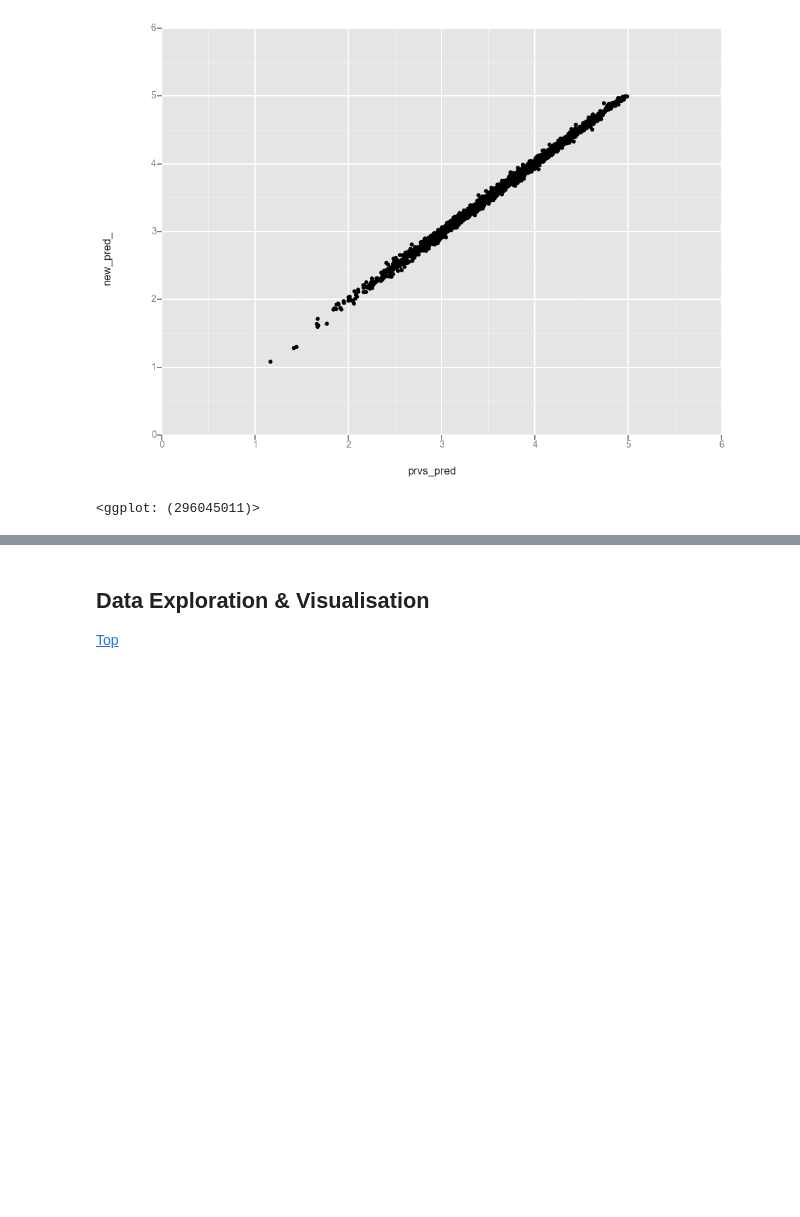
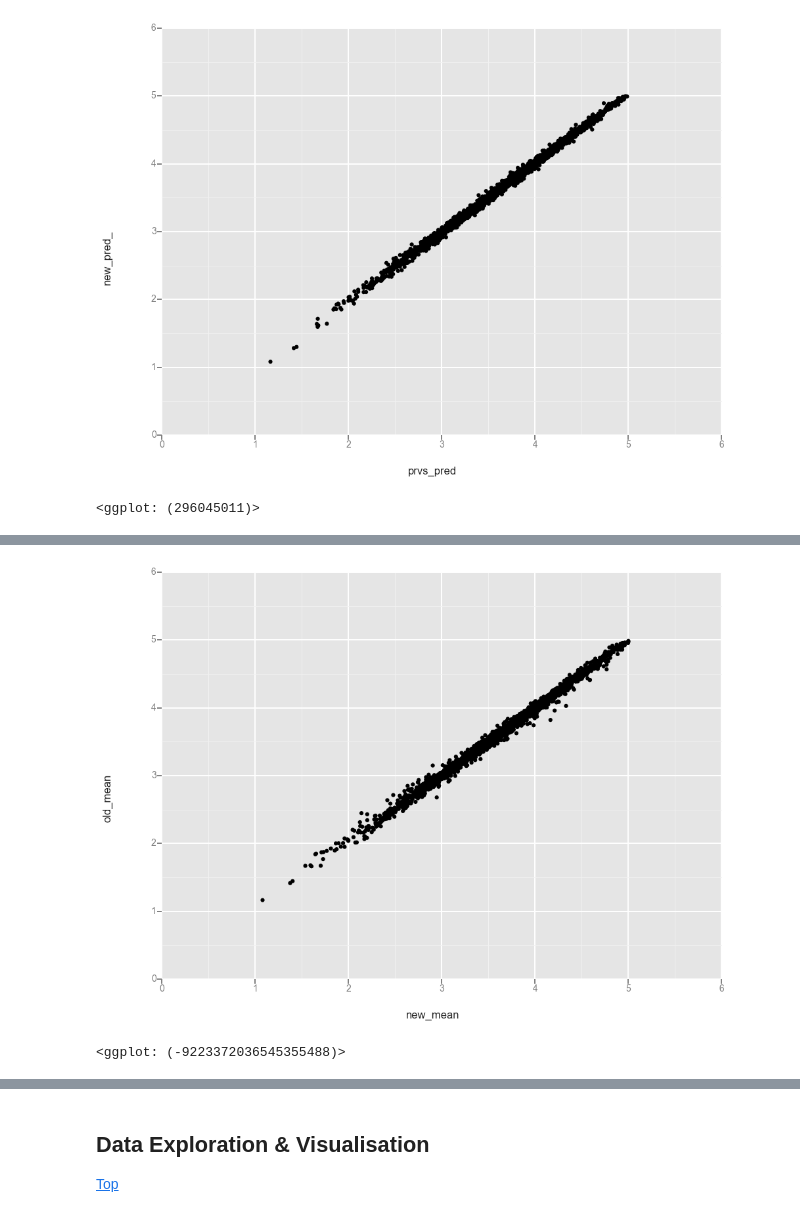
Before and after one commit to AvivNavon/Netflix-Prize, a Jupyter notebook: Netflix_Prize.ipynb, the cells around one changed output, grey strips where cells are left out. Drawn from its saved outputs; the diff is of its cells as text; code cells hidden in the pictures; blank space fills up the shorter version.

```diff
--- a/Netflix_Prize.ipynb
+++ b/Netflix_Prize.ipynb
@@ -1518,0 +1981,21 @@ results_8_6.to_csv("Predictions/Prediction_8_6.csv", index = False)
+# %%
+ridge_model_ = RidgeCV(alphas = ridge_alpha_grid, cv = 50)
+ridge_model_fit_ = ridge_model_.fit(X_train_na_fix_mf_full_scaled, y_train_full.values.ravel())
+
+ridge_test_pred_ = ridge_model_fit_.predict(X_test_na_fix_mf_full_scaled)
+
+ridge_test_pred_[ridge_test_pred_ > 5] = 5
+ridge_test_pred_[ridge_test_pred_ < 1] = 1
+# %%
+gbm_model_ = GradientBoostingRegressor(learning_rate = .025, n_estimators = 500, max_depth = 3)
+gbm_model_fit_ = gbm_model_.fit(X_train_na_fix_mf_full_scaled,
+                              y_train_full.values.ravel())
+
+gbm_test_pred_ = gbm_model_fit_.predict(X_test_na_fix_mf_full_scaled)
+
+gbm_test_pred_[gbm_test_pred_ > 5] = 5
+gbm_test_pred_[gbm_test_pred_ < 1] = 1
+# %%
+results_22_6 = pd.DataFrame({'lasso':lasso_test_pred_, 'gbm':gbm_test_pred_,
+                            'ridge':ridge_test_pred_})
+results_22_6.head()
@@ -1518,0 +2016,4 @@ results_8_6.to_csv("Predictions/Prediction_8_6.csv", index = False)
+# %%
+results_22_6['new_mean'] = results_22_6.mean(axis = 1)
+results_22_6['old_mean'] = best_score['mean_']
+results_22_6.head()
@@ -1518,0 +2036,5 @@ results_8_6.to_csv("Predictions/Prediction_8_6.csv", index = False)
+# %%
+ggplot(results_22_6, aes('new_mean', 'old_mean')) + geom_point()
+# %% [output]
+[figure, added]
+<ggplot: (-9223372036545355488)>
```
Also changed, not shown: parts of 64 cells of this notebook, 2 other files.
